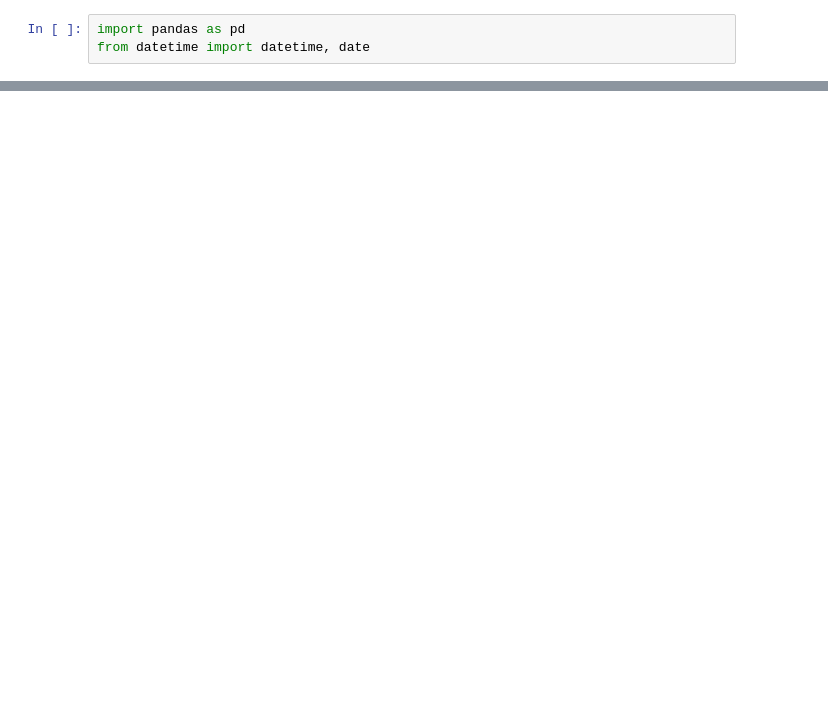
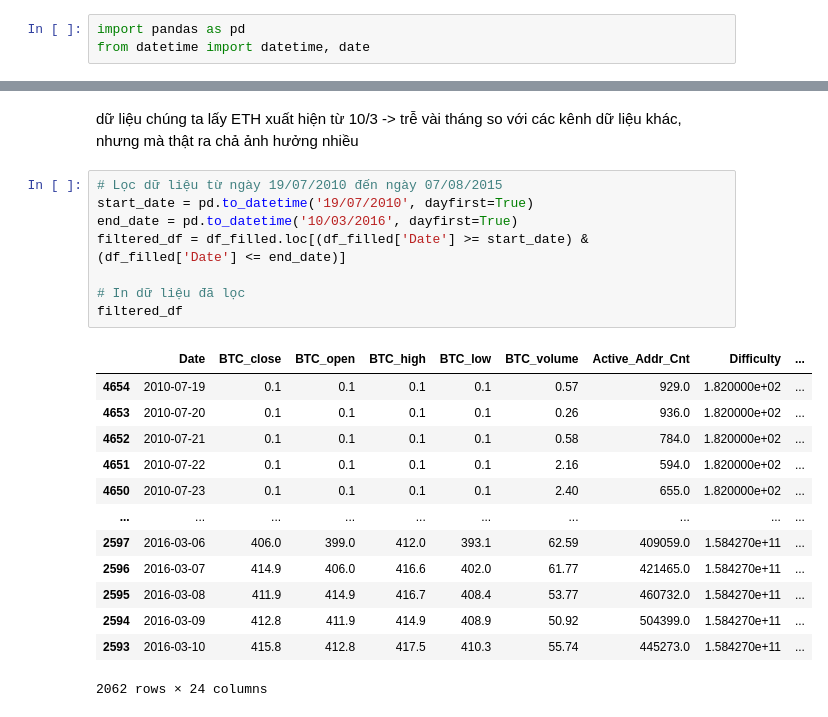
Before and after one commit to lavibula/BitcoinPrediction, a Jupyter notebook: working/crawl_friday.ipynb, the cells around one changed output, grey strips where cells are left out. Drawn from its saved outputs; the diff is of its cells as text; blank space fills up the shorter version.

```diff
--- a/working/crawl_friday.ipynb
+++ b/working/crawl_friday.ipynb
@@ -52,0 +85,24 @@ df.to_csv("/Users/ibulmnie/Documents/GitHub/ML20222.PredictionBitcoin/working/cr
+# %% [markdown]
+dữ liệu chúng ta lấy ETH xuất hiện từ 10/3 -> trễ vài tháng so với các kênh dữ liệu khác, nhưng mà thật ra chả ảnh hưởng nhiều
+# %%
+# Lọc dữ liệu từ ngày 19/07/2010 đến ngày 07/08/2015
+start_date = pd.to_datetime('19/07/2010', dayfirst=True)
+end_date = pd.to_datetime('10/03/2016', dayfirst=True)
+filtered_df = df_filled.loc[(df_filled['Date'] >= start_date) & (df_filled['Date'] <= end_date)]
+
+# In dữ liệu đã lọc
+filtered_df
+# %% [output]
+|  | Date | BTC_close | BTC_open | BTC_high | BTC_low | BTC_volume | Active_Addr_Cnt | Difficulty | ... |
+| 4654 | 2010-07-19 | 0.1 | 0.1 | 0.1 | 0.1 | 0.57 | 929.0 | 1.820000e+02 | ... |
+| 4653 | 2010-07-20 | 0.1 | 0.1 | 0.1 | 0.1 | 0.26 | 936.0 | 1.820000e+02 | ... |
+| 4652 | 2010-07-21 | 0.1 | 0.1 | 0.1 | 0.1 | 0.58 | 784.0 | 1.820000e+02 | ... |
+| 4651 | 2010-07-22 | 0.1 | 0.1 | 0.1 | 0.1 | 2.16 | 594.0 | 1.820000e+02 | ... |
+| 4650 | 2010-07-23 | 0.1 | 0.1 | 0.1 | 0.1 | 2.40 | 655.0 | 1.820000e+02 | ... |
+| ... | ... | ... | ... | ... | ... | ... | ... | ... | ... |
+| 2597 | 2016-03-06 | 406.0 | 399.0 | 412.0 | 393.1 | 62.59 | 409059.0 | 1.584270e+11 | ... |
+| 2596 | 2016-03-07 | 414.9 | 406.0 | 416.6 | 402.0 | 61.77 | 421465.0 | 1.584270e+11 | ... |
+| 2595 | 2016-03-08 | 411.9 | 414.9 | 416.7 | 408.4 | 53.77 | 460732.0 | 1.584270e+11 | ... |
+| 2594 | 2016-03-09 | 412.8 | 411.9 | 414.9 | 408.9 | 50.92 | 504399.0 | 1.584270e+11 | ... |
+| 2593 | 2016-03-10 | 415.8 | 412.8 | 417.5 | 410.3 | 55.74 | 445273.0 | 1.584270e+11 | ... |
+2062 rows × 24 columns
```
Also changed, not shown: parts of 12 cells of this notebook, 1 other file.
